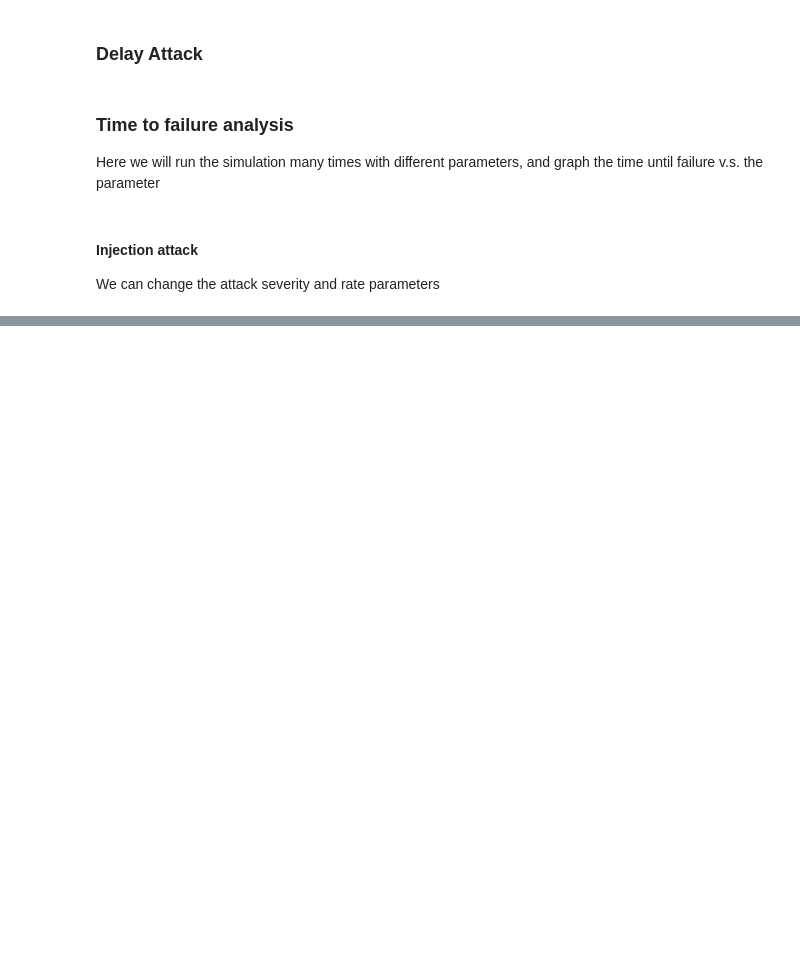
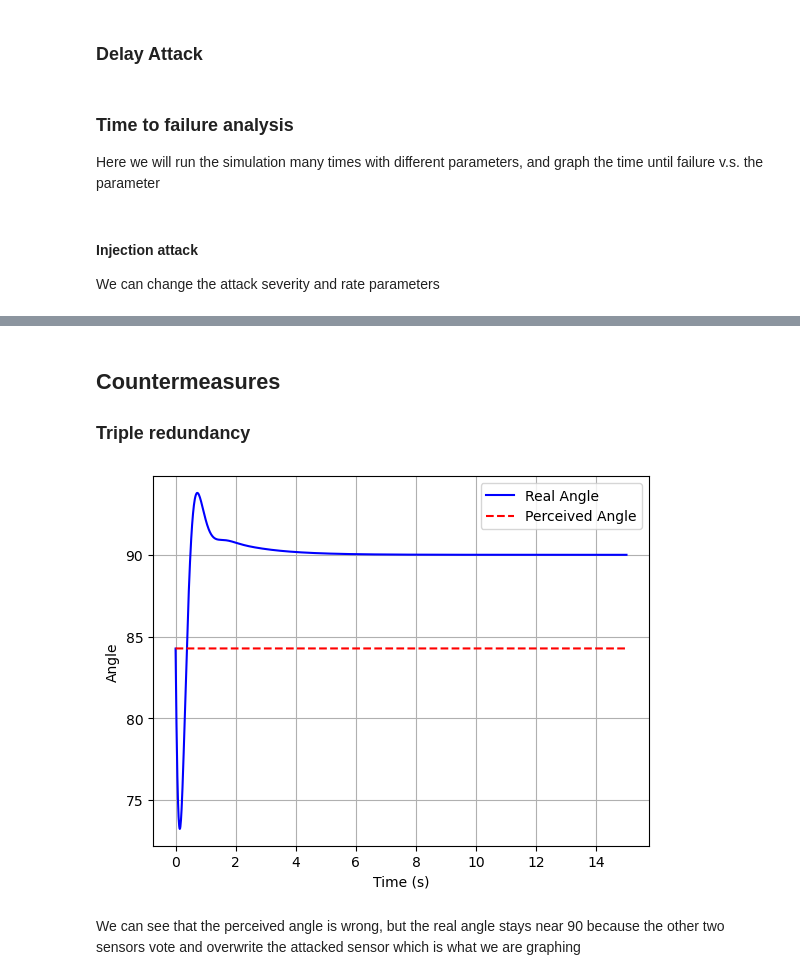
Before and after one commit to connor-marsh/ECE1155TermReport, a Jupyter notebook: IPB_FalsifyDelayDeny.ipynb, the cells around one changed output, grey strips where cells are left out. Drawn from its saved outputs; the diff is of its cells as text; code cells hidden in the pictures; blank space fills up the shorter version.

```diff
--- a/IPB_FalsifyDelayDeny.ipynb
+++ b/IPB_FalsifyDelayDeny.ipynb
@@ -376,0 +399,30 @@ pyplt.show()
+# %% [markdown]
+## Countermeasures
+### Triple redundancy
+# %%
+denial_attack = True
+injection_attack = False
+delay_attack = False
+deny_rate = 1 # percent of packets denied
+triple_redundancy = True
+
+simulateIPB()
+
+#----------------------------------------------------------------------
+# plotting results
+pyplt.plot(time_data, angle_data, label='Real Angle', color='blue')
+pyplt.plot(time_data, perceived_angle_data, label='Perceived Angle', color='red', linestyle='--')
+
+#pyplt.plot(time_data, position_data, label='Real Position', color='blue')
+#pyplt.plot(time_data, perceived_pos_data, label='Perceived Position', color='red', linestyle='--')
+
+pyplt.ylabel("Angle")
+#pyplt.ylabel("Position")
+pyplt.xlabel("Time (s)")
+pyplt.legend()
+pyplt.grid()
+pyplt.show()
+# %% [output]
+[figure, added]
+# %% [markdown]
+We can see that the perceived angle is wrong, but the real angle stays near 90 because the other two sensors vote and overwrite the attacked sensor which is what we are graphing
```
Also changed, not shown: parts of 4 cells of this notebook.
